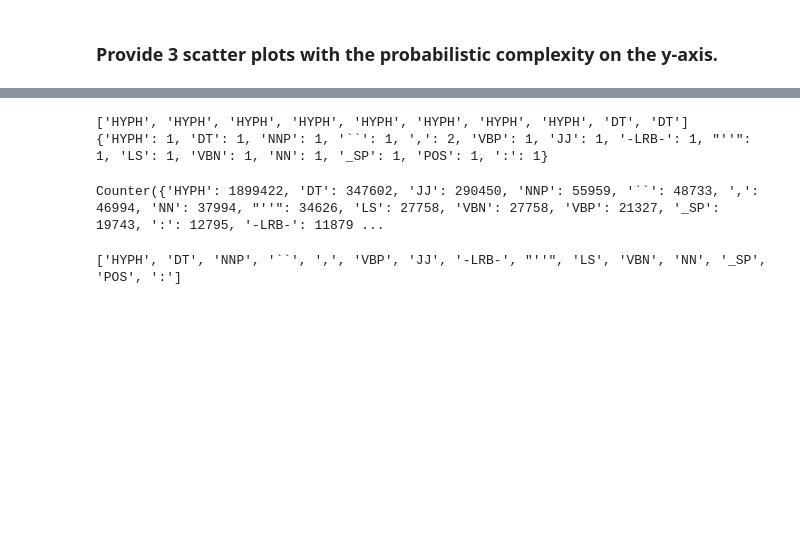
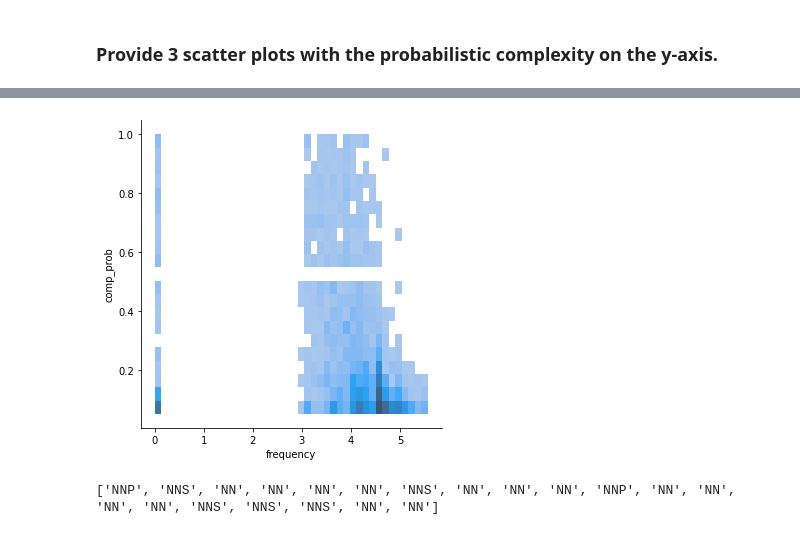
Before and after one commit to melisnv/natural-language-processing-projects, a Jupyter notebook: Assignment I NLP/Part B - complex-word-identification.ipynb, the cells around one changed output, grey strips where cells are left out. Saved outputs shown, nothing was run; the diff lists cells and outputs as text; code cells hidden in the pictures; blank space fills up the shorter version.

```diff
--- a/Assignment I NLP/Part B - complex-word-identification.ipynb
+++ b/Assignment I NLP/Part B - complex-word-identification.ipynb
@@ -276,44 +331,33 @@ plt.savefig('freq_scatter.png')
+# %%
+sns.displot(x="frequency", y="comp_prob", data=df);
+# %% [output]
+[figure, added]
 # %%
-pos_tags_dict = {}
-pos_tags_list = []
+#pos_tags_dict = {}
+#pos_tags_list = []
+#value = 0
 
-for row in range(len(data)):
-    doc = nlp(data.loc[row, "trgt"])
-    for np in doc:
-        if len(np.text) == 1:
-            if np.text not in pos_tags_dict:
-                value = 0
-                pos_tags_list.append(np.tag_)
-                value = 1
-                pos_tags_dict.update({np.tag_ : value})
-            else:
-                value += 1
-                pos_tags_dict.update({np.tag_ : value})
+#for row in range(len(df)):
+#    doc = nlp(df.loc[row, "tokens"])
+#    for np in doc:
+#        if np.tag_ not in pos_tags_dict.keys():
+#            value = 1
+#            pos_tags_list.append(np.tag_)
+#            pos_tags_dict.update({np.tag_ : value})
+#        if np.tag_ in pos_tags_dict.keys():
+#            value += 1
+#            pos_tags_dict.update({np.tag_ : value})
 
-print(pos_tags_list[:10])
-print(pos_tags_dict)
+#print(pos_tags_list[:10])
+#print(pos_tags_dict)
-# %% [output]
-['HYPH', 'HYPH', 'HYPH', 'HYPH', 'HYPH', 'HYPH', 'HYPH', 'HYPH', 'DT', 'DT']
-{'HYPH': 1, 'DT': 1, 'NNP': 1, '``': 1, ',': 2, 'VBP': 1, 'JJ': 1, '-LRB-': 1, "''": 1, 'LS': 1, 'VBN': 1, 'NN': 1, '_SP': 1, 'POS': 1, ':': 1}
 # %%
-pos_tags_frequencies = Counter()
 pos_tags_list = []
-pos_tags_freq = []
 
-for row in range(len(data)):
-    doc = nlp(data.loc[row, "trgt"])
+for row in range(len(df)):
+    doc = nlp(df.loc[row, "tokens"])
     for np in doc:
-        if len(np.text) == 1:
-            if np.tag_ not in pos_tags_list:
-                pos_tags_freq.append((np.tag_))
-    pos_tags_frequencies.update(pos_tags_freq)
+        pos_tags_list.append(np.tag_)
 
-print(pos_tags_frequencies)
-# print(pos_tags_freq)
+print(pos_tags_list[:20])
 # %% [output]
-Counter({'HYPH': 1899422, 'DT': 347602, 'JJ': 290450, 'NNP': 55959, '``': 48733, ',': 46994, 'NN': 37994, "''": 34626, 'LS': 27758, 'VBN': 27758, 'VBP': 21327, '_SP': 19743, ':': 12795, '-LRB-': 11879 ...
+['NNP', 'NNS', 'NN', 'NN', 'NN', 'NN', 'NNS', 'NN', 'NN', 'NN', 'NNP', 'NN', 'NN', 'NN', 'NN', 'NNS', 'NNS', 'NNS', 'NN', 'NN']
-# %%
-pos_tag_lst = list(pos_tags_frequencies)
-print(pos_tag_lst)
-# %% [output]
-['HYPH', 'DT', 'NNP', '``', ',', 'VBP', 'JJ', '-LRB-', "''", 'LS', 'VBN', 'NN', '_SP', 'POS', ':']
```
Also changed, not shown: parts of 31 cells of this notebook.
